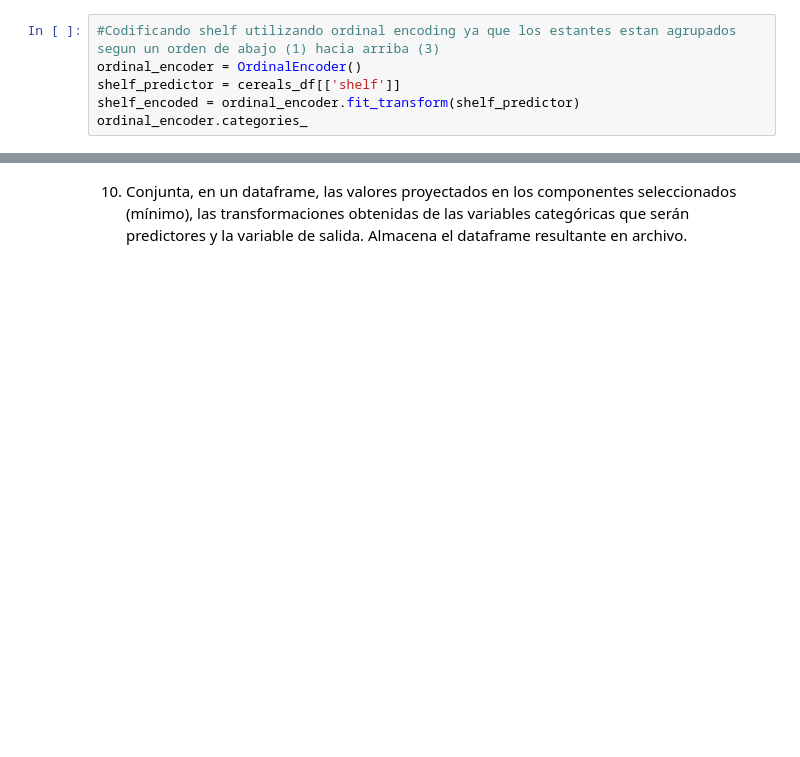
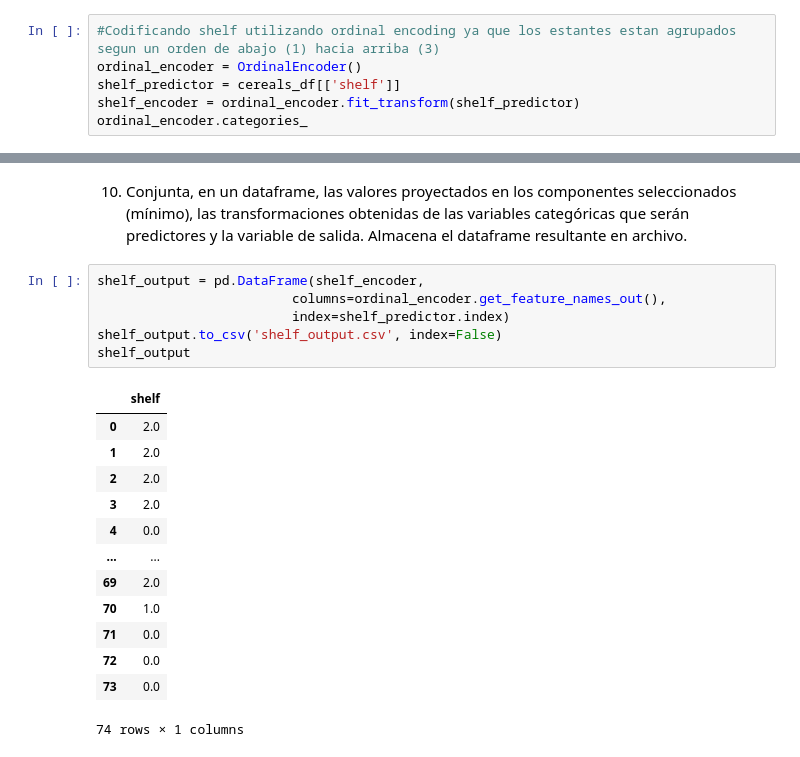
Before and after one commit to alexgarma/TC4029-ciencia-y-analitica-de-datos-equipo83, a Jupyter notebook: notebooks/Actividad7PCA_Equipo83.ipynb, the cells around one changed output, grey strips where cells are left out. Saved outputs shown, nothing was run; the diff lists cells and outputs as text; blank space fills up the shorter version.

```diff
--- a/notebooks/Actividad7PCA_Equipo83.ipynb
+++ b/notebooks/Actividad7PCA_Equipo83.ipynb
@@ -641,7 +653,7 @@ from sklearn.preprocessing import OneHotEncoder
 #Codificando shelf utilizando ordinal encoding ya que los estantes estan agrupados segun un orden de abajo (1) hacia arriba (3)
 ordinal_encoder = OrdinalEncoder()
 shelf_predictor = cereals_df[['shelf']]
-shelf_encoded = ordinal_encoder.fit_transform(shelf_predictor)
+shelf_encoder = ordinal_encoder.fit_transform(shelf_predictor)
 ordinal_encoder.categories_
 # %% [output]
 [array(['Shelf_Level_1', 'Shelf_Level_2', 'Shelf_Level_3'], dtype=object)]
@@ -663,3 +675,23 @@ one_hot_encoder.categories_
 [array(['A', 'G', 'K', 'N', 'P', 'Q', 'R'], dtype=object)]
 # %% [markdown]
 10. Conjunta, en un dataframe, las valores proyectados en los componentes seleccionados (mínimo), las transformaciones obtenidas de las variables categóricas que serán predictores y la variable de salida. Almacena el dataframe resultante en archivo.
+# %%
+shelf_output = pd.DataFrame(shelf_encoder,
+                         columns=ordinal_encoder.get_feature_names_out(),
+                         index=shelf_predictor.index)
+shelf_output.to_csv('shelf_output.csv', index=False)
+shelf_output
+# %% [output]
+|  | shelf |
+| 0 | 2.0 |
+| 1 | 2.0 |
+| 2 | 2.0 |
+| 3 | 2.0 |
+| 4 | 0.0 |
+| ... | ... |
+| 69 | 2.0 |
+| 70 | 1.0 |
+| 71 | 0.0 |
+| 72 | 0.0 |
+| 73 | 0.0 |
+74 rows × 1 columns
```
Also changed, not shown: parts of 6 cells of this notebook.
